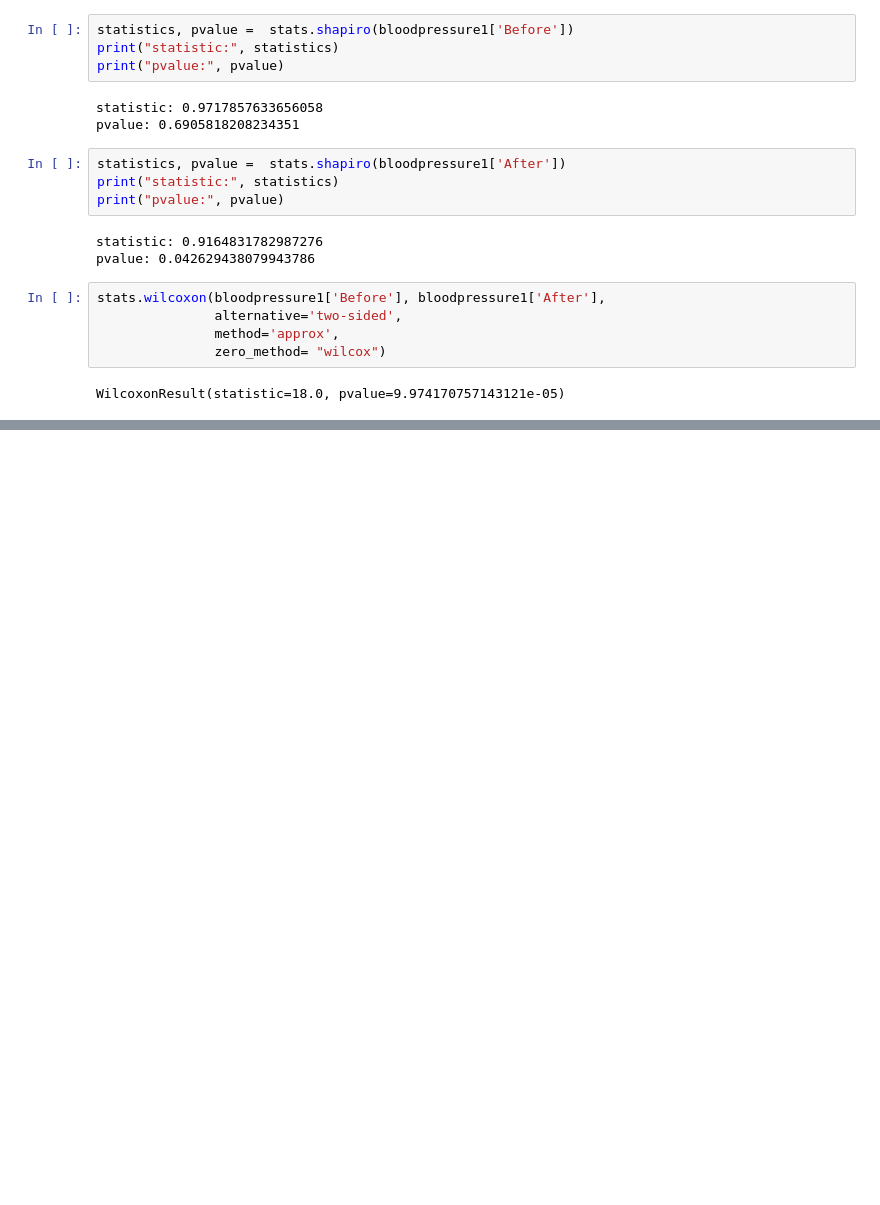
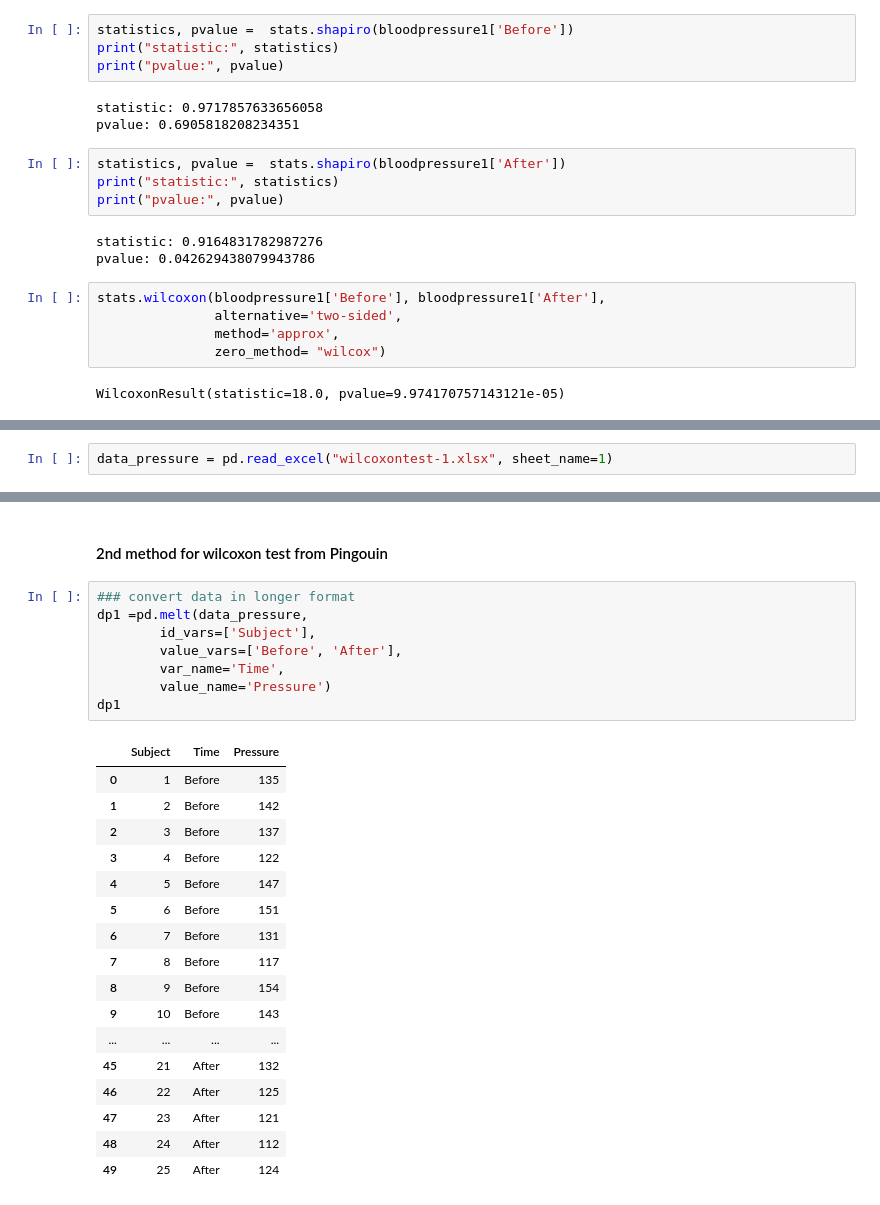
Before and after one commit to arunmhh/codeforytv, a Jupyter notebook: test_run.ipynb, the cells around one changed output, grey strips where cells are left out. Cells and saved outputs as stored; diff of their text form; blank space fills up the shorter version.

Commit message:
wilcoxon_py

```diff
--- a/test_run.ipynb
+++ b/test_run.ipynb
@@ -126,0 +131,2 @@ WilcoxonResult(statistic=18.0, pvalue=9.974170757143121e-05)
+# %%
+data_pressure = pd.read_excel("wilcoxontest-1.xlsx", sheet_name=1)
@@ -126,0 +165,28 @@ WilcoxonResult(statistic=18.0, pvalue=9.974170757143121e-05)
+# %% [markdown]
+#### 2nd method for wilcoxon test from Pingouin
+# %%
+### convert data in longer format
+dp1 =pd.melt(data_pressure,
+        id_vars=['Subject'],
+        value_vars=['Before', 'After'],
+        var_name='Time',
+        value_name='Pressure')
+dp1
+# %% [output]
+|  | Subject | Time | Pressure |
+| 0 | 1 | Before | 135 |
+| 1 | 2 | Before | 142 |
+| 2 | 3 | Before | 137 |
+| 3 | 4 | Before | 122 |
+| 4 | 5 | Before | 147 |
+| 5 | 6 | Before | 151 |
+| 6 | 7 | Before | 131 |
+| 7 | 8 | Before | 117 |
+| 8 | 9 | Before | 154 |
+| 9 | 10 | Before | 143 |
+| ... | ... | ... | ... |
+| 45 | 21 | After | 132 |
+| 46 | 22 | After | 125 |
+| 47 | 23 | After | 121 |
+| 48 | 24 | After | 112 |
+| 49 | 25 | After | 124 |
```
Also changed, not shown: parts of 9 cells of this notebook, 2 other files.
